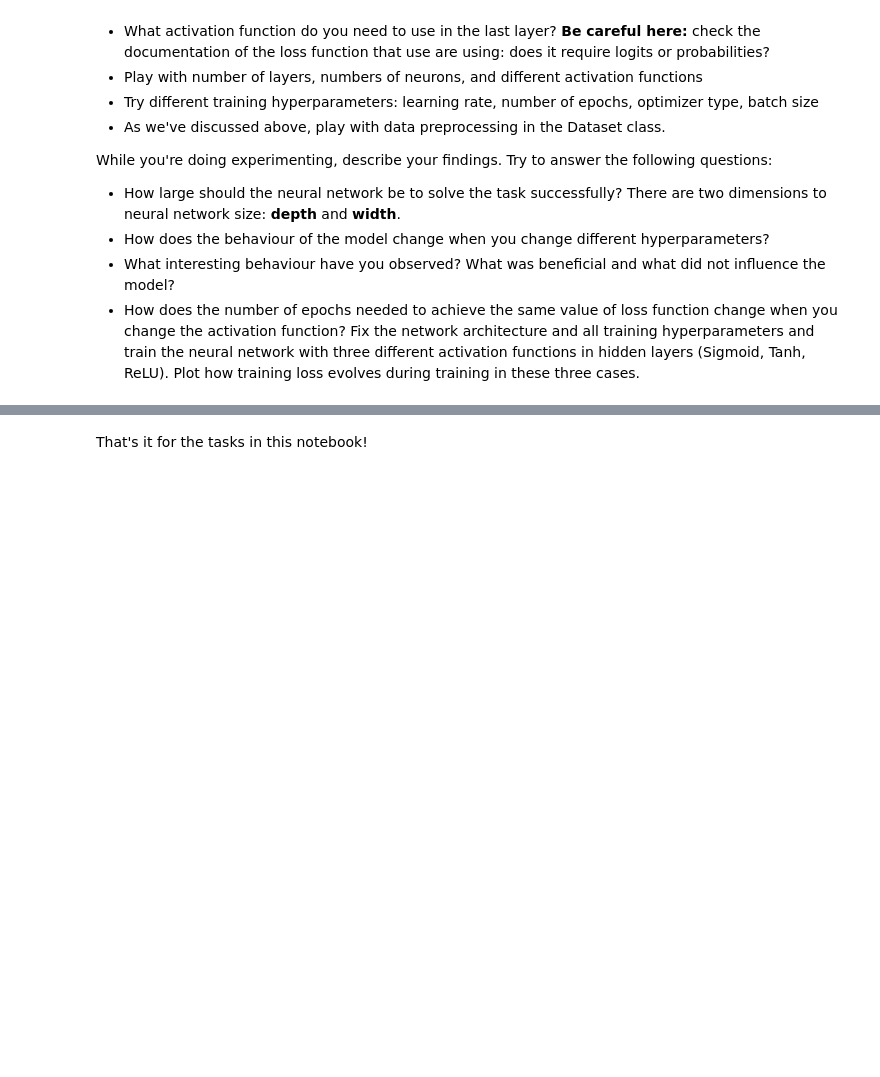
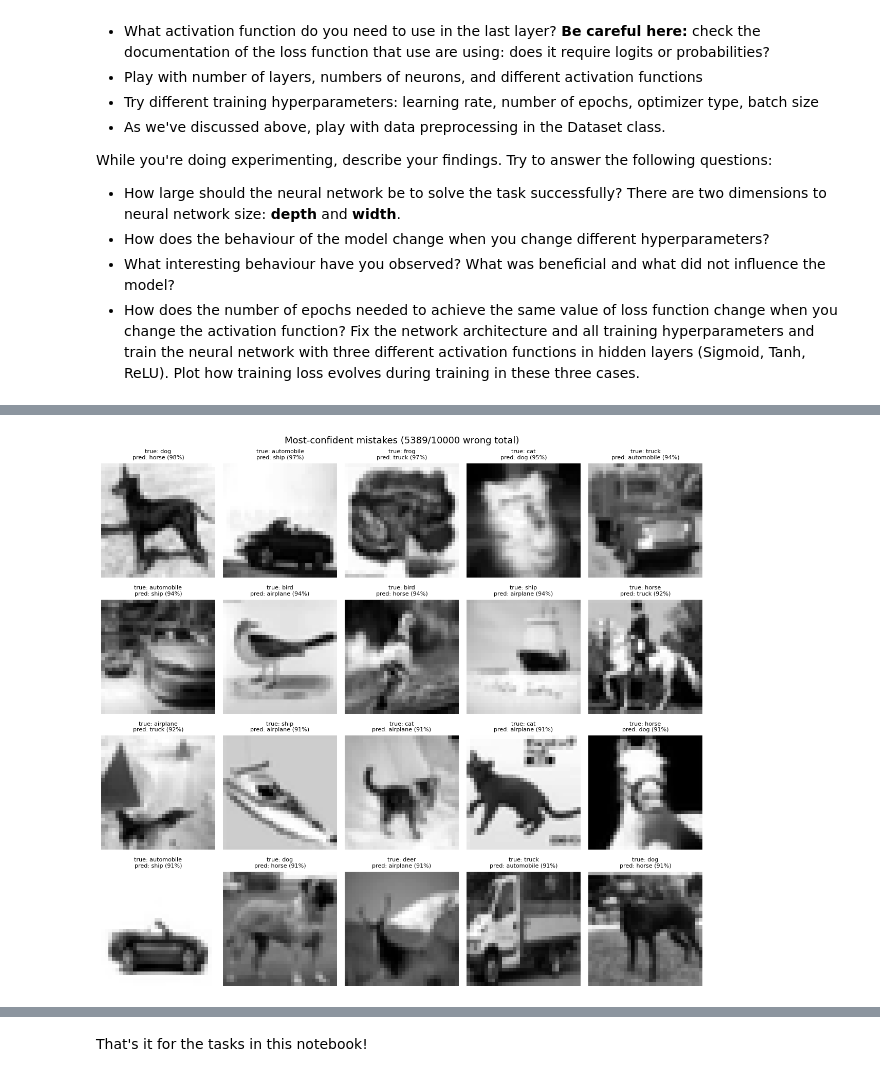
Before and after one commit to armantsaturian/nebius-ai-engineering, a Jupyter notebook: llm-architectures/hw2/homework_CIFAR10.ipynb, the cells around one changed output, grey strips where cells are left out. Cells and saved outputs as stored; diff of their text form; code cells hidden in the pictures; blank space fills up the shorter version.

```diff
--- a/llm-architectures/hw2/homework_CIFAR10.ipynb
+++ b/llm-architectures/hw2/homework_CIFAR10.ipynb
@@ -1544,0 +1691,4 @@ While you're doing experimenting, describe your findings. Try to answer the foll
+# %%
+show_predictions_multiclass(NN_gray, gray_test_loader, class_names, mode="worst_mistakes", n=20)
+# %% [output]
+[figure, added]
```
Also changed, not shown: parts of 30 cells of this notebook.
